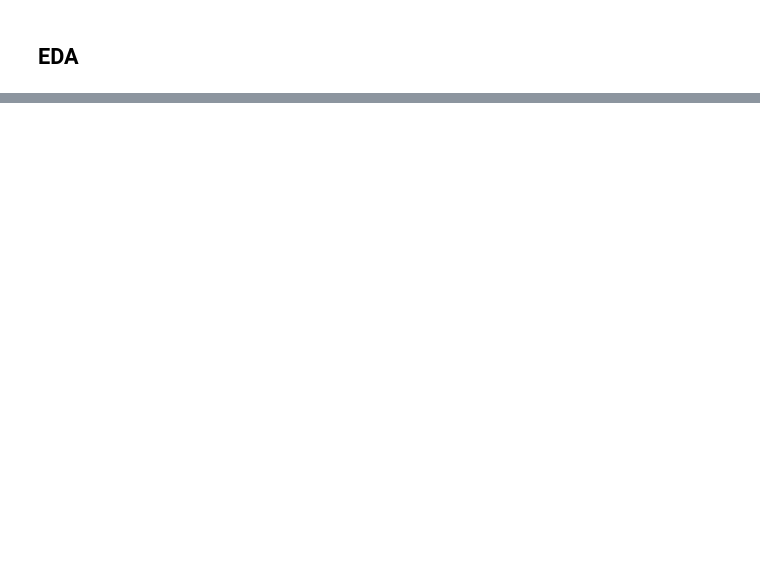
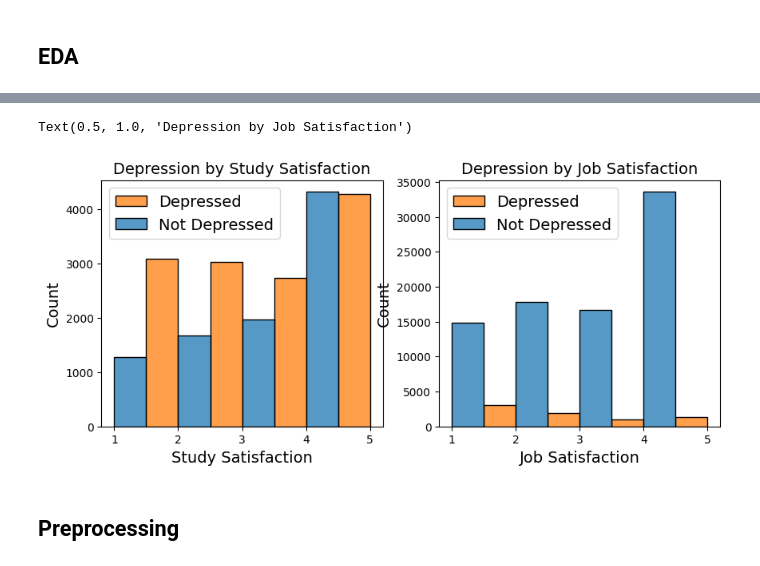
Before and after one commit to MrIsCM/KaggleCompetitions, a Jupyter notebook: PS-S4-E11-MentalHealth/notebooks/main.ipynb, the cells around one changed output, grey strips where cells are left out. Cells and saved outputs as stored; diff of their text form; code cells hidden in the pictures; blank space fills up the shorter version.

Commit message:
Preprocessing

```diff
--- a/PS-S4-E11-MentalHealth/notebooks/main.ipynb
+++ b/PS-S4-E11-MentalHealth/notebooks/main.ipynb
@@ -60,0 +135,15 @@ X_train, X_val, y_train, y_val = train_test_split(X, y, test_size=0.2, random_st
+# %%
+fig, axs = plt.subplots(1, 2, figsize=(10, 4))
+
+sns.histplot(data=X_train, x="Study Satisfaction", hue=y_train, multiple ='dodge' ,ax=axs[0], bins=[1,2,3,4,5], )
+axs[0].legend(['Depressed', 'Not Depressed'])
+axs[0].set_title('Depression by Study Satisfaction')
+
+sns.histplot(data=X_train, x="Job Satisfaction", hue=y_train, multiple ='dodge' ,ax=axs[1], bins=[1,2,3,4,5], )
+axs[1].legend(['Depressed', 'Not Depressed'])
+axs[1].set_title('Depression by Job Satisfaction')
+# %% [output]
+Text(0.5, 1.0, 'Depression by Job Satisfaction')
+[figure, added]
+# %% [markdown]
+## Preprocessing
```
Also changed, not shown: parts of 10 cells of this notebook.
